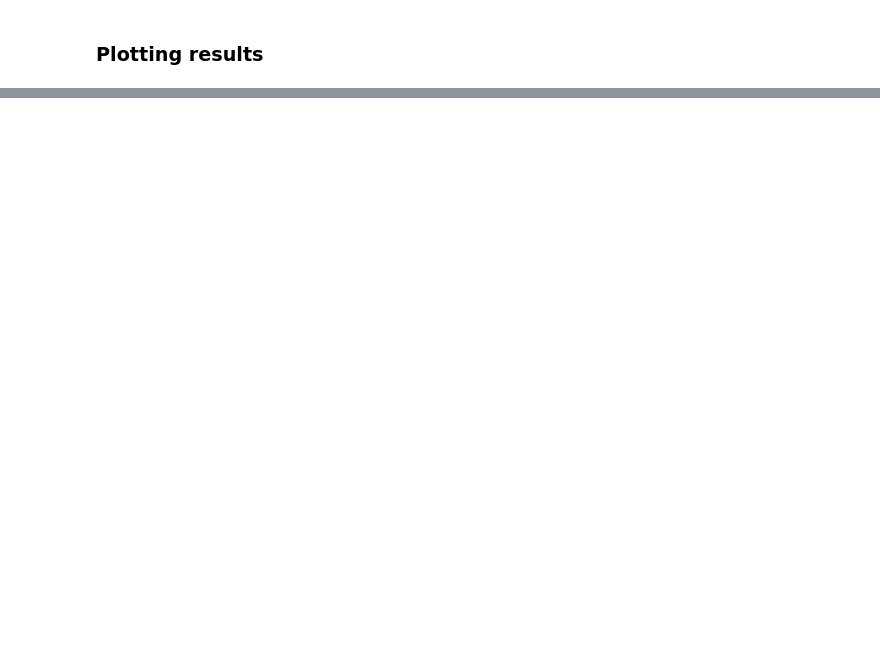
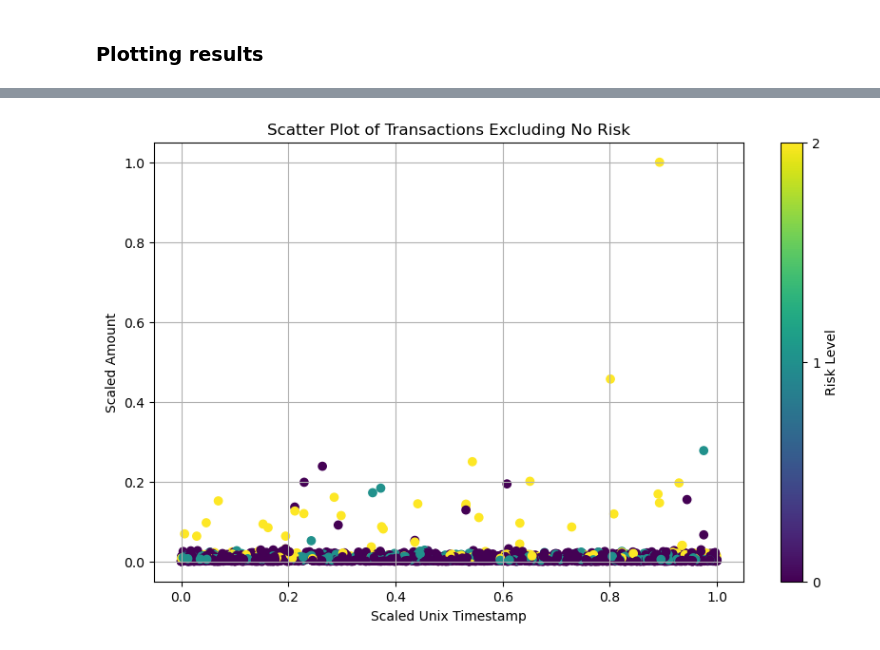
Before and after one commit to UoB-DSMP-2023-24/dsmp-2024-group27, a Jupyter notebook: AnomalyDetection/AnomalyDetection-Dataset2-Final .ipynb, the cells around one changed output, grey strips where cells are left out. Saved outputs shown, nothing was run; the diff lists cells and outputs as text; code cells hidden in the pictures; blank space fills up the shorter version.

```diff
--- a/AnomalyDetection/AnomalyDetection-Dataset2-Final .ipynb
+++ b/AnomalyDetection/AnomalyDetection-Dataset2-Final .ipynb
@@ -681,0 +605,2 @@ Name: Datetime, Length: 45839, dtype: object
+# %%
+testing_transactions_expenditures['Unix Timestamp'] = testing_transactions_expenditures['Datetime'].apply(unix_ts_convert)
@@ -681,0 +629,25 @@ Name: Datetime, Length: 45839, dtype: object
+# %%
+from sklearn.preprocessing import MinMaxScaler
+
+# Filter out transactions with 'No Risk'
+filtered_testing_transactions_expenditures = testing_transactions_expenditures[testing_transactions_expenditures['risk_level'] != 'No Risk']
+
+# Initialise scaler
+scaler = MinMaxScaler()
+
+# Scale the 'Amount' and 'Unix Timestamp' columns
+testing_transactions_expenditures_scaled = filtered_testing_transactions_expenditures.copy()
+testing_transactions_expenditures_scaled[['Amount', 'Unix Timestamp']] = scaler.fit_transform(filtered_testing_transactions_expenditures[['Amount', 'Unix Timestamp']])
+
+# Plot
+plt.figure(figsize=(10, 6))
+scatter = plt.scatter(testing_transactions_expenditures_scaled['Unix Timestamp'], testing_transactions_expenditures_scaled['Amount'],
+                      c=pd.factorize(testing_transactions_expenditures_scaled['risk_level'])[0], cmap='viridis')
+plt.colorbar(scatter, ticks=np.arange(len(np.unique(testing_transactions_expenditures_scaled['risk_level']))), label='Risk Level')
+plt.xlabel('Scaled Unix Timestamp')
+plt.ylabel('Scaled Amount')
+plt.title('Scatter Plot of Transactions Excluding No Risk')
+plt.grid(True)
+plt.show()
+# %% [output]
+[figure, added]
```
Also changed, not shown: parts of 49 cells of this notebook, 3 other files.
